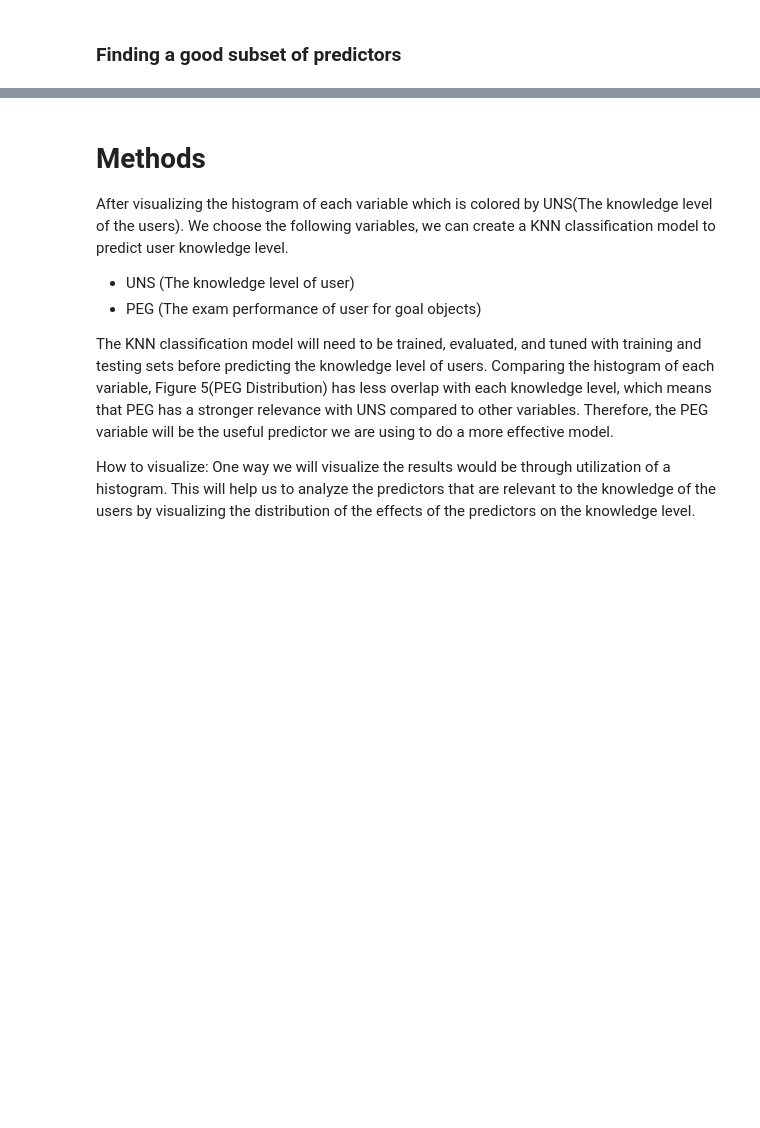
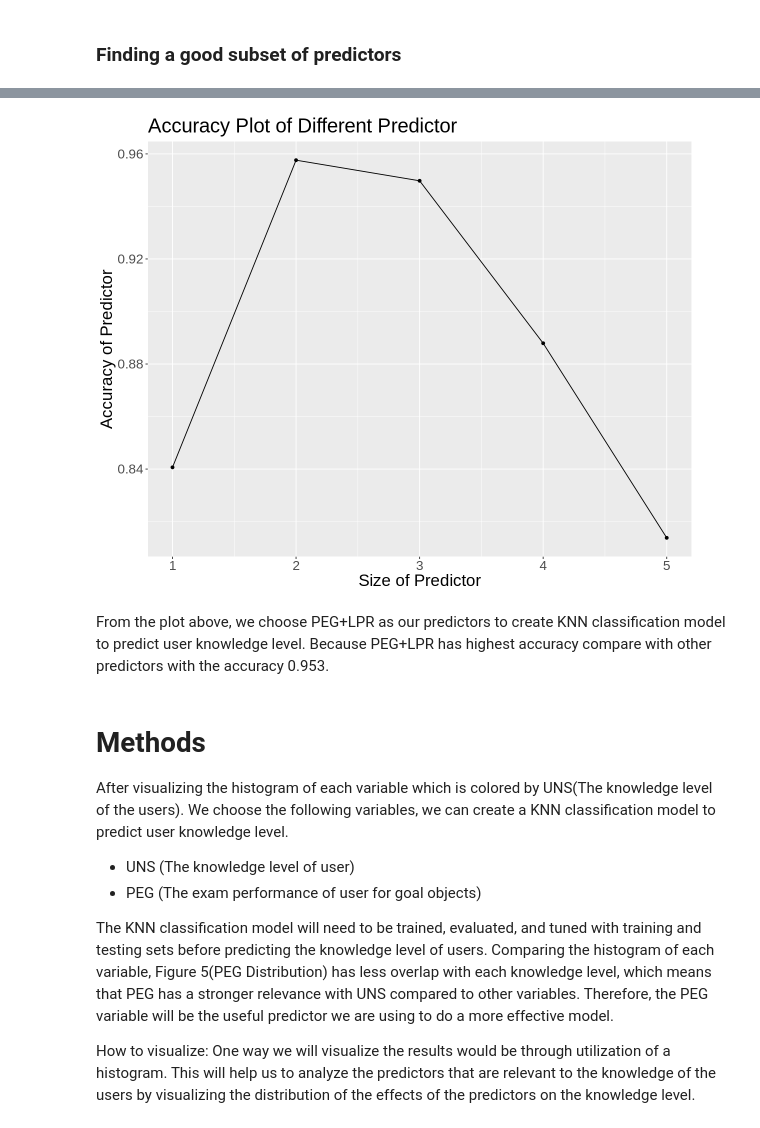
Before and after one commit to DennisZzz/DSCI100, a Jupyter notebook: user knowledge.ipynb, the cells around one changed output, grey strips where cells are left out. Cells and saved outputs as stored; diff of their text form; code cells hidden in the pictures; blank space fills up the shorter version.

```diff
--- a/user knowledge.ipynb
+++ b/user knowledge.ipynb
@@ -244,0 +236,13 @@ accuracies
+# %%
+set.seed(1)
+predictor_plot <- accuracies |>
+    ggplot(aes(x=size,y=accuracy))+
+    geom_point()+
+    geom_line()+
+    labs(x="Size of Predictor", y="Accuracy of Predictor", title="Accuracy Plot of Different Predictor")+
+    theme(text = element_text(size = 20))
+predictor_plot
+# %% [output]
+[figure, added]
+# %% [markdown]
+From the plot above, we choose PEG+LPR as our predictors to create KNN classification model to predict user knowledge level. Because PEG+LPR has highest accuracy compare with other predictors with the accuracy 0.953.
```
Also changed, not shown: parts of 3 cells of this notebook.
